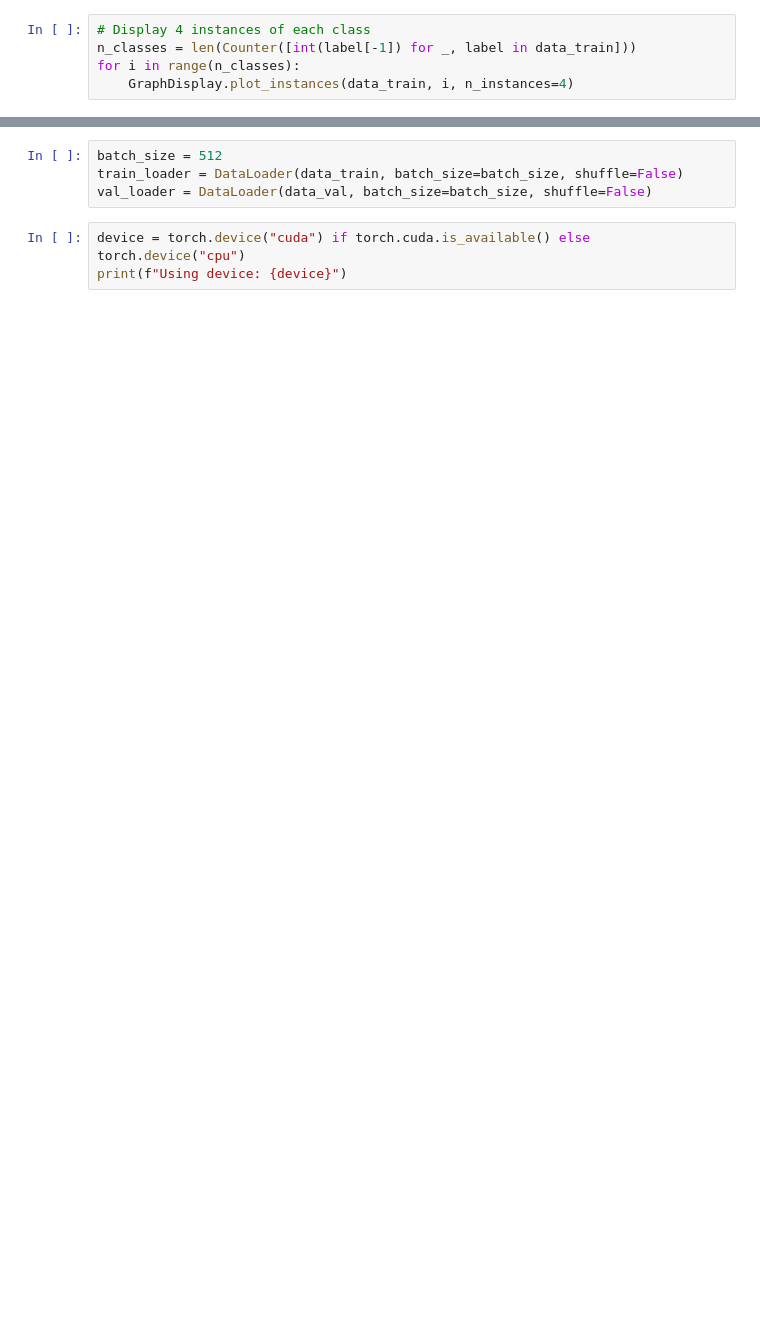
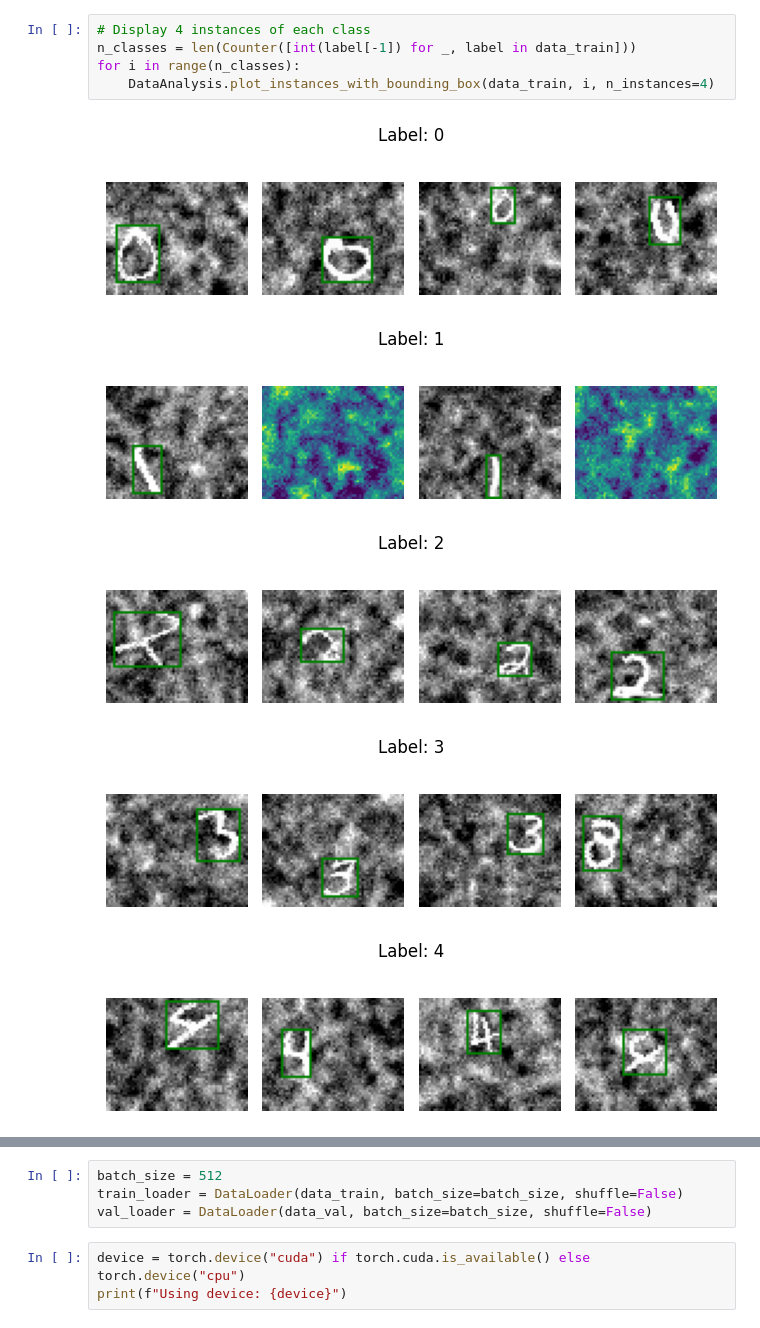
Before and after one commit to simsam8/inf265_project2, a Jupyter notebook: object_localization.ipynb, the cells around one changed output, grey strips where cells are left out. Saved outputs shown, nothing was run; the diff lists cells and outputs as text; blank space fills up the shorter version.

Commit message:
rename GrahDisplay to DataAnalysis + functions for plotting with bbox and summary

```diff
--- a/object_localization.ipynb
+++ b/object_localization.ipynb
@@ -51,5 +91,11 @@ for label, count in sorted(class_counts.items()):
 # %%
 # Display 4 instances of each class
 n_classes = len(Counter([int(label[-1]) for _, label in data_train]))
 for i in range(n_classes):
-    GraphDisplay.plot_instances(data_train, i, n_instances=4)
+    DataAnalysis.plot_instances_with_bounding_box(data_train, i, n_instances=4)
+# %% [output]
+[figure, added]
+[figure, added]
+[figure, added]
+[figure, added]
+[figure, added]
```
Also changed, not shown: parts of 8 cells of this notebook, 2 other files.
